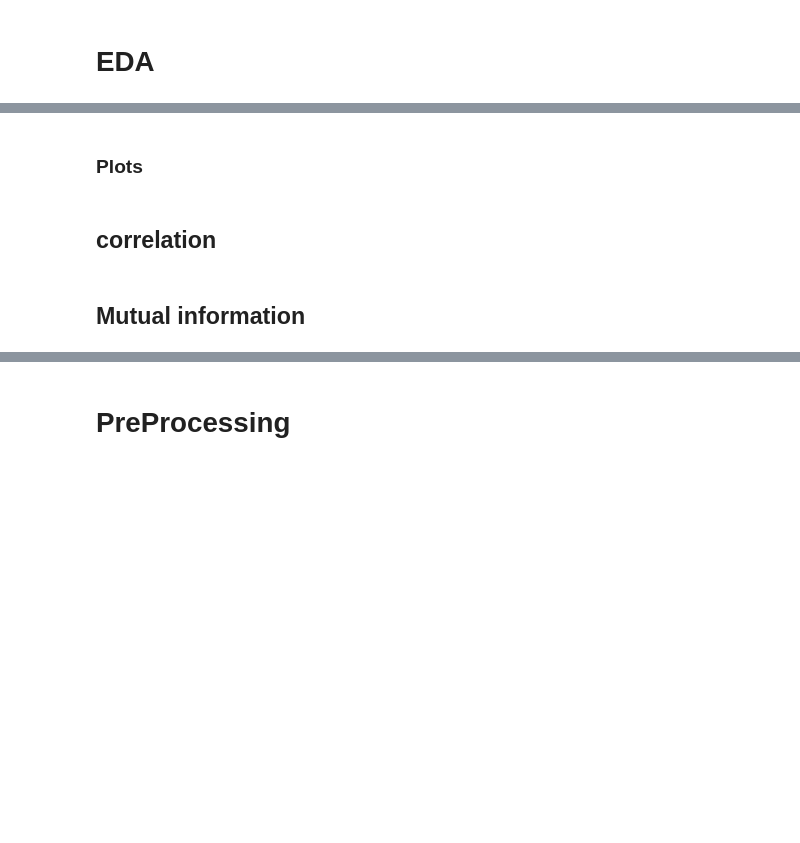
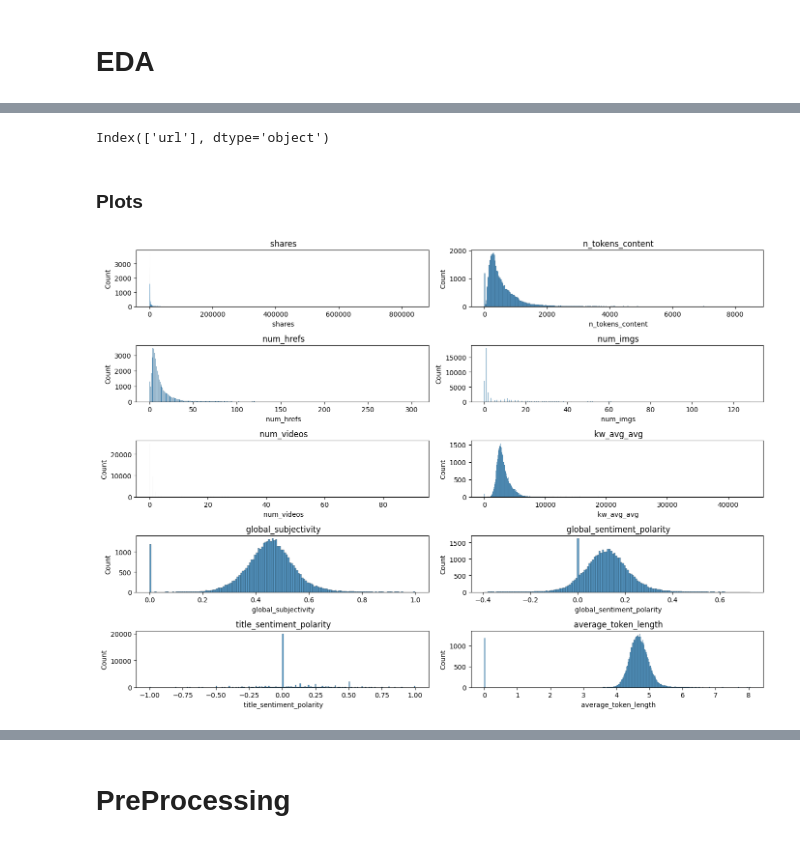
Before and after one commit to SruthiGS-Gito/Online-News-Popularity-Prediction, a Jupyter notebook: Online_News_Popularity_Prediction.ipynb, the cells around one changed output, grey strips where cells are left out. Saved outputs shown, nothing was run; the diff lists cells and outputs as text; code cells hidden in the pictures; blank space fills up the shorter version.

Commit message:
Added EDA visualization and preprocessing

```diff
--- a/Online_News_Popularity_Prediction.ipynb
+++ b/Online_News_Popularity_Prediction.ipynb
@@ -5,2 +15,9 @@
 # %% [markdown]
 # Reading Dataset
+# %%
+# filepath to the csv file
+filepath = '/content/drive/MyDrive/Colab Notebooks/OnlineNewsPopularity.csv'
+
+# Reading dataset and assigning the df created to a variable so as to store it
+df_news = pd.read_csv(filepath)
+df_news.head()
@@ -9,6 +116,25 @@
+# %%
+cat_cols = df_news.select_dtypes(include = ['object']).columns
+cat_cols
+# %% [output]
+Index(['url'], dtype='object')
 # %% [markdown]
 ### Plots
-# %% [markdown]
-## correlation
-# %% [markdown]
-## Mutual information
+# %%
+# selecting key columns to analyze
+key_cols = [' shares', ' n_tokens_content', ' num_hrefs', ' num_imgs',
+            ' num_videos', ' kw_avg_avg', ' global_subjectivity',
+            ' global_sentiment_polarity', ' title_sentiment_polarity',
+            ' average_token_length']
+# %%
+# plotting distribution of each key column using histograms
+plt.figure(figsize=(14,10))
+for i, col in enumerate(key_cols):
+    plt.subplot(5, 2, i+1)
+    sns.histplot(df_news[col]) # shows spread/skeweness of each variable
+    plt.title(col)
+
+plt.tight_layout()
+plt.show()
+# %% [output]
+[figure, added]
```
Also changed, not shown: parts of 11 cells of this notebook.
